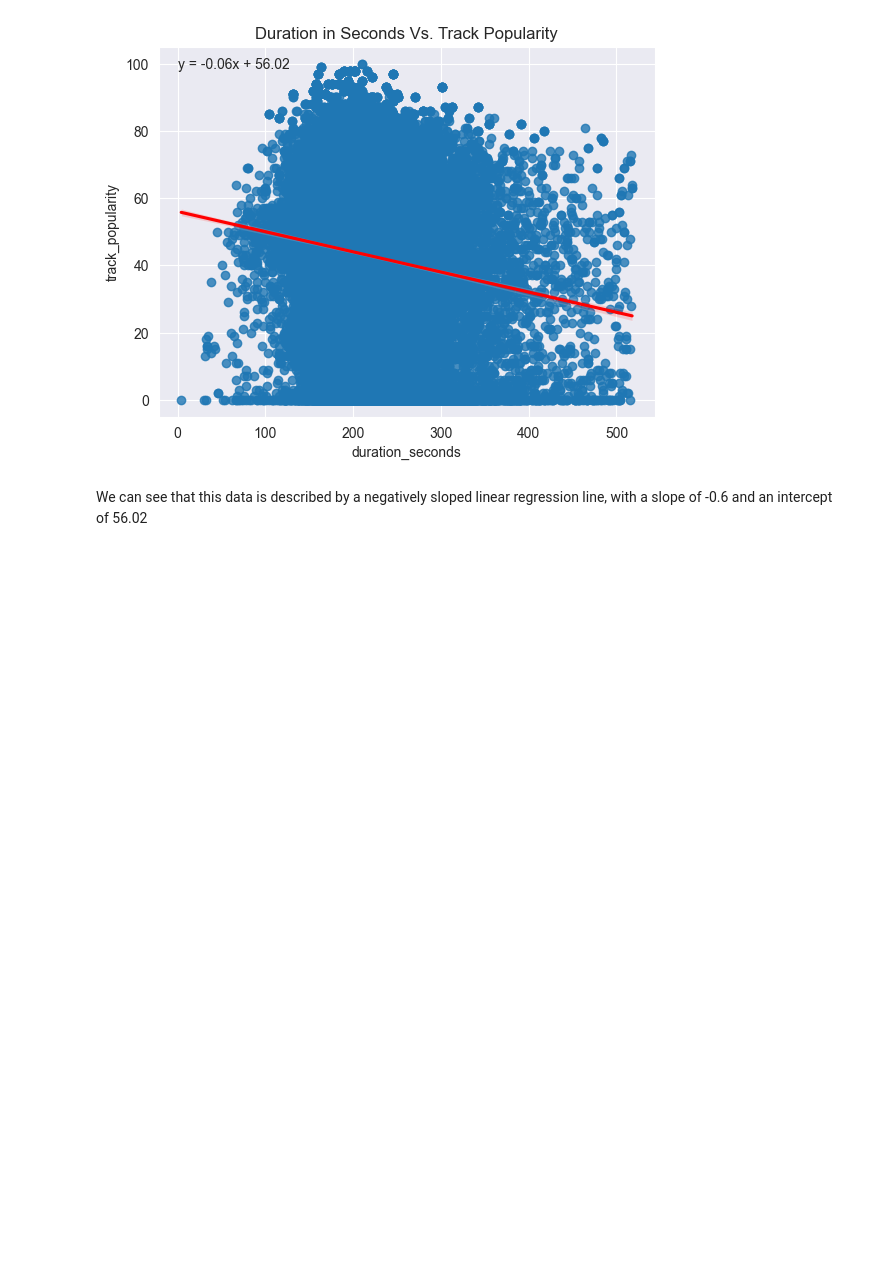
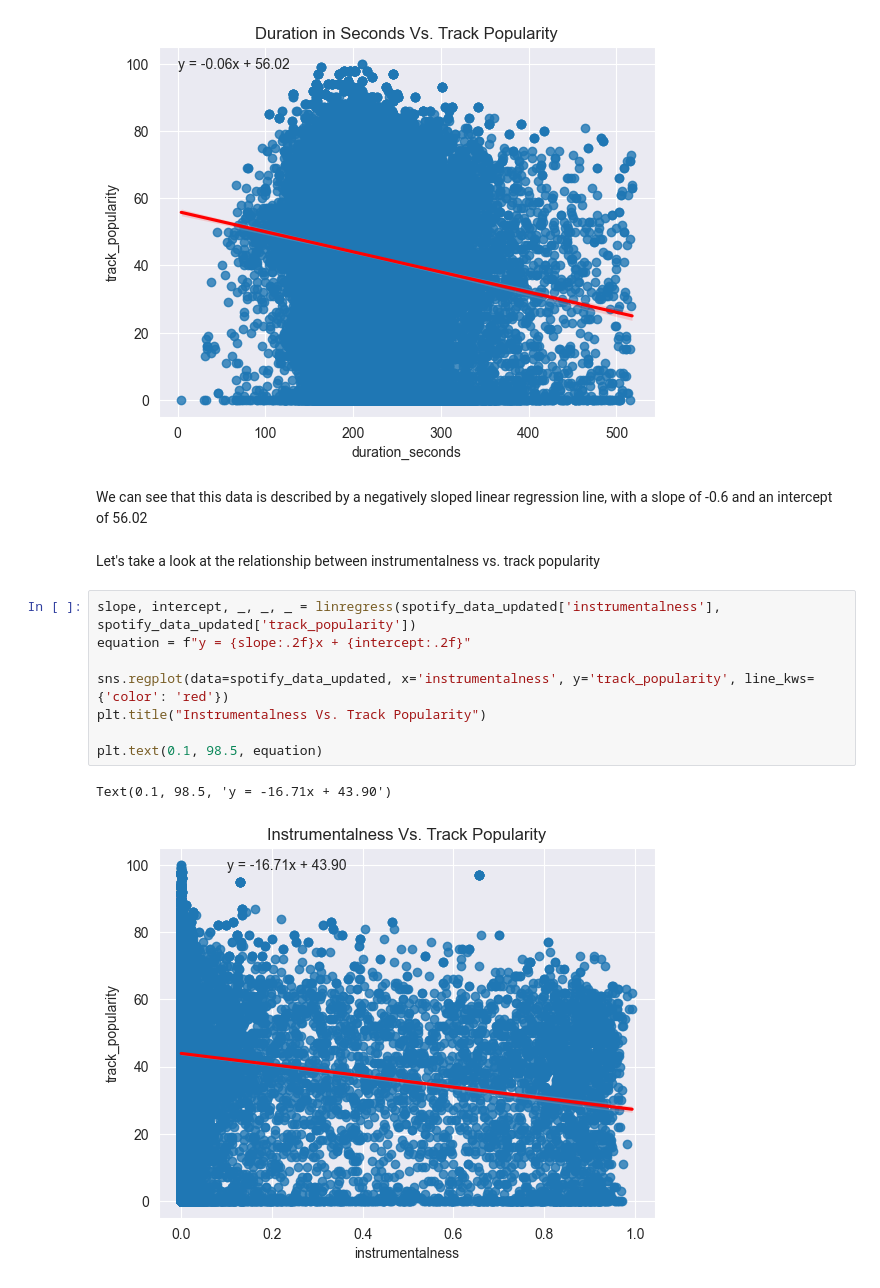
Before and after one commit to Programbeginner2120/my_jupyter_notebooks, a Jupyter notebook: spotify-analysis/spotify_2023_analysis.ipynb, the cells around one changed output. Saved outputs shown, nothing was run; the diff lists cells and outputs as text; blank space fills up the shorter version.

```diff
--- a/spotify-analysis/spotify_2023_analysis.ipynb
+++ b/spotify-analysis/spotify_2023_analysis.ipynb
@@ -185,3 +185,16 @@ Text(0.1, 98.5, 'y = -0.06x + 56.02')
 [figure]
 # %% [markdown]
 We can see that this data is described by a negatively sloped linear regression line, with a slope of -0.6 and an intercept of 56.02
+# %% [markdown]
+Let's take a look at the relationship between instrumentalness vs. track popularity
+# %%
+slope, intercept, _, _, _ = linregress(spotify_data_updated['instrumentalness'], spotify_data_updated['track_popularity'])
+equation = f"y = {slope:.2f}x + {intercept:.2f}"
+
+sns.regplot(data=spotify_data_updated, x='instrumentalness', y='track_popularity', line_kws={'color': 'red'})
+plt.title("Instrumentalness Vs. Track Popularity")
+
+plt.text(0.1, 98.5, equation)
+# %% [output]
+Text(0.1, 98.5, 'y = -16.71x + 43.90')
+[figure, added]
```
Also changed, not shown: parts of 7 cells of this notebook.
